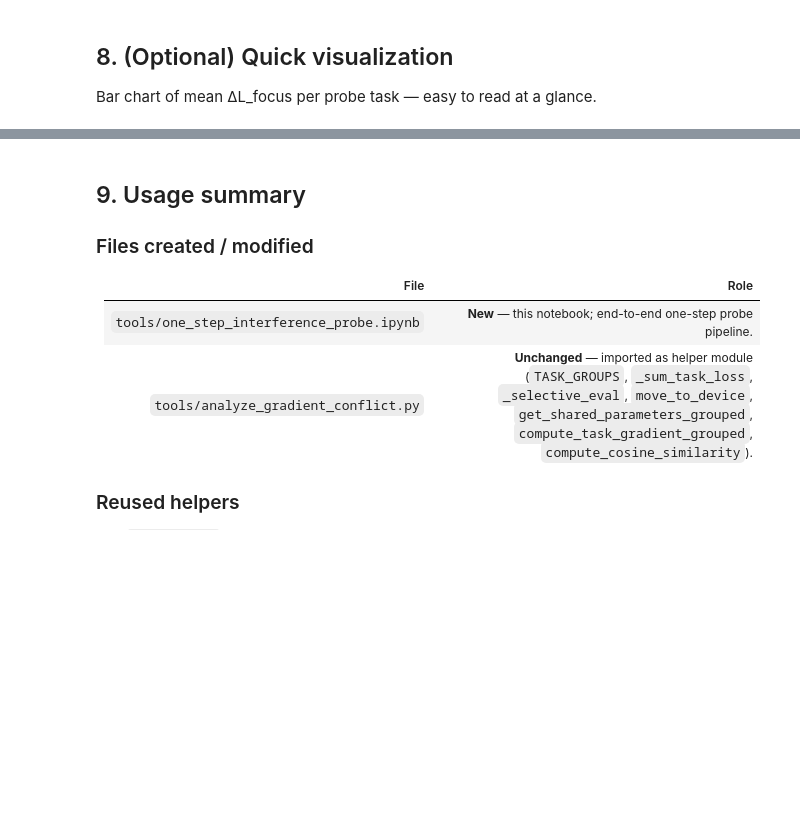
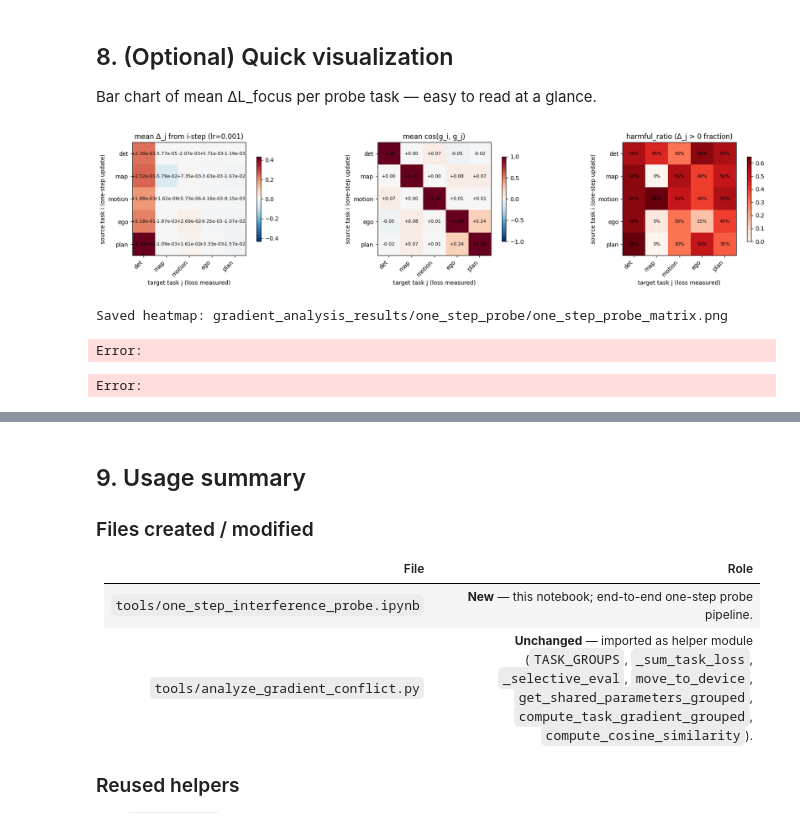
Before and after one commit to dehsurc/HiP-AD, a Jupyter notebook: tools/one_step_interference_probe.ipynb, the cells around one changed output, grey strips where cells are left out. Saved outputs shown, nothing was run; the diff lists cells and outputs as text; code cells hidden in the pictures; blank space fills up the shorter version.

```diff
--- a/tools/one_step_interference_probe.ipynb
+++ b/tools/one_step_interference_probe.ipynb
@@ -37,7 +37,7 @@ Edit these values to match your run. All knobs are centralized here so the rest
 # User-tunable configuration (equivalent to CLI args in a standalone script)
 # ---------------------------------------------------------------------------
 CONFIG_PATH     = '/home/yongjae/e2e/HiP-AD/projects/configs/experiments/E2_E1_stage2_18ep.py'
-CHECKPOINT_PATH = '/home/yongjae/e2e/HiP-AD/ckpts/exp/E2_E1_stage2_18ep/iter_2344.pth'
+CHECKPOINT_PATH = '/home/yongjae/e2e/HiP-AD/data/ckpts/E2_E1_stage2_18ep/iter_2344.pth'
 
 # --- Match training-iteration data volume -----------------------------------
 # E2_E1_stage2_18ep.py: num_gpus=2, batch_size=6 per GPU.
@@ -70,6 +70,9 @@ SAVE_PER_BATCH  = True
 SAVE_JSON       = True
 SAVE_CSV        = True
 
+
+FREEZE_MATCHING  = True      # Freeze Hungarian matching between baseline & after-step forwards (Phase 1: det + map)
+
 # ---------------------------------------------------------------------------
 print(f"Config: {CONFIG_PATH}")
 print(f"Checkpoint: {CHECKPOINT_PATH}")
@@ -79,5 +82,7 @@ print(f"Probe BATCH_SIZE (single-GPU) = {BATCH_SIZE} (matches training effective
 print(f"Probe tasks: {PROBE_TASKS} | focus: {FOCUS_TASK}")
 print(f"Virtual LR: {VIRTUAL_LR} | normalize: {NORMALIZE_STEP} ({NORMALIZE_SCOPE})")
 print(f"Num batches: {NUM_BATCHES} | param_scope: {PARAM_SCOPE}")
+
+print(f"FREEZE_MATCHING = {FREEZE_MATCHING}")
 # %% [output]
 Config: /home/yongjae/e2e/HiP-AD/projects/configs/experiments/E2_E1_stage2_18ep.py
@@ -875,36 +1311,58 @@ Bar chart of mean ΔL_focus per probe task — easy to read at a glance.
 # %%
 try:
     import matplotlib.pyplot as plt
 
-    tasks = PROBE_TASKS
-    means = [summary['per_probe'][t]['mean_delta_focus'] for t in tasks]
-    stds  = [summary['per_probe'][t]['std_delta_focus']  for t in tasks]
-    harm  = [summary['per_probe'][t]['harmful_ratio']    for t in tasks]
+    src_tasks = PROBE_TASKS
+    tgt_tasks = TARGET_TASKS
 
-    fig, axes = plt.subplots(1, 2, figsize=(12, 4))
+    def build_mat(field):
+        return np.array([
+            [summary['matrix'][s][t].get(field, float('nan')) for t in tgt_tasks]
+            for s in src_tasks
+        ])
 
-    colors = ['#e74c3c' if m > 0 else '#2ecc71' for m in means]
-    axes[0].bar(tasks, means, yerr=stds, capsize=5, color=colors, alpha=0.8)
-    axes[0].axhline(0, color='k', lw=0.8)
-    axes[0].set_ylabel(f'mean Δ{FOCUS_TASK} loss')
-    axes[0].set_title(f'One-step virtual update → Δ{FOCUS_TASK} loss  '
-                      f'(lr={VIRTUAL_LR}, normalize={NORMALIZE_STEP})')
-    for i, m in enumerate(means):
-        axes[0].text(i, m, f'{m:+.2e}', ha='center',
-                     va='bottom' if m >= 0 else 'top', fontsize=9)
+    M_delta   = build_mat('mean_delta')
+    M_cos     = build_mat('mean_cos')
+    M_harmful = build_mat('harmful_ratio')
 
-    axes[1].bar(tasks, harm, color='#e67e22', alpha=0.8)
-    axes[1].axhline(0.5, ls='--', color='k', lw=0.8)
-    axes[1].set_ylim(0, 1)
-    axes[1].set_ylabel(f'harmful ratio (Δ{FOCUS_TASK} > 0)')
-    axes[1].set_title('Fraction of batches where probe is harmful')
-    for i, h in enumerate(harm):
-        axes[1].text(i, h, f'{h:.0%}', ha='center', va='bottom', fontsize=9)
+    fig, axes = plt.subplots(1, 3, figsize=(18, 1 + 0.6 * len(src_tasks)))
+
+    def heatmap(ax, mat, title, fmt, cmap, center_zero=False):
+        if center_zero and np.isfinite(mat).any():
+            absmax = np.nanmax(np.abs(mat))
+            im = ax.imshow(mat, cmap=cmap, vmin=-absmax, vmax=absmax)
+        else:
+            im = ax.imshow(mat, cmap=cmap)
+        ax.set_xticks(range(len(tgt_tasks))); ax.set_xticklabels(tgt_tasks, rotation=45, ha='right')
+        ax.set_yticks(range(len(src_tasks))); ax.set_yticklabels(src_tasks)
+        ax.set_xlabel('target task j (loss measured)')
+        ax.set_ylabel('source task i (one-step update)')
+        ax.set_title(title)
+        for i in range(mat.shape[0]):
+            for j in range(mat.shape[1]):
+                v = mat[i, j]
+                if not np.isnan(v):
+                    ax.text(j, i, fmt.format(v), ha='center', va='center',
+                            fontsize=8, color='black')
+        plt.colorbar(im, ax=ax, shrink=0.75)
+
+    heatmap(axes[0], M_delta,   f'mean Δ_j from i-step (lr={VIRTUAL_LR})',
+            '{:+.2e}', 'RdBu_r', center_zero=True)
+    heatmap(axes[1], M_cos,     'mean cos(g_i, g_j)',
+            '{:+.2f}', 'RdBu_r', center_zero=True)
+    heatmap(axes[2], M_harmful, 'harmful_ratio (Δ_j > 0 fraction)',
+            '{:.0%}', 'Reds')
 
     plt.tight_layout()
-    plot_path = os.path.join(OUTPUT_DIR, 'one_step_probe_summary.png')
+    plot_path = os.path.join(OUTPUT_DIR, 'one_step_probe_matrix.png')
     plt.savefig(plot_path, dpi=150, bbox_inches='tight')
     plt.show()
-    print(f"Saved plot: {plot_path}")
+    print(f"Saved heatmap: {plot_path}")
 except Exception as e:
     print(f"Plotting skipped: {e}")
+    traceback.print_exc()
+# %% [output]
+[figure, added]
+Saved heatmap: gradient_analysis_results/one_step_probe/one_step_probe_matrix.png
+Error:
+Error:
```
Also changed, not shown: parts of 15 cells of this notebook, 7 other files.
